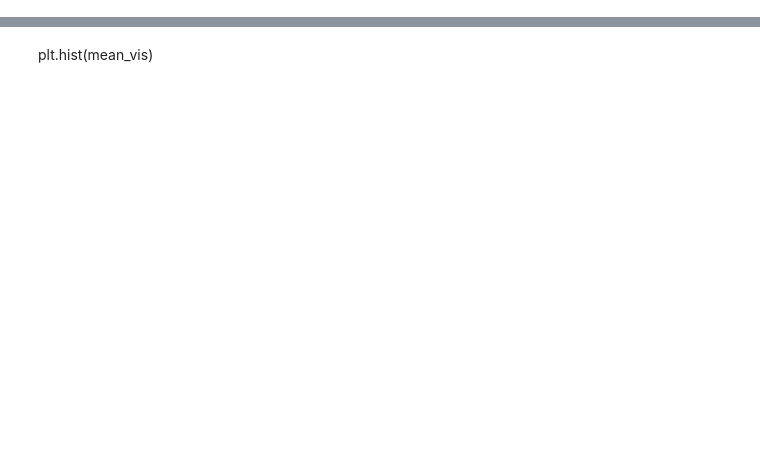
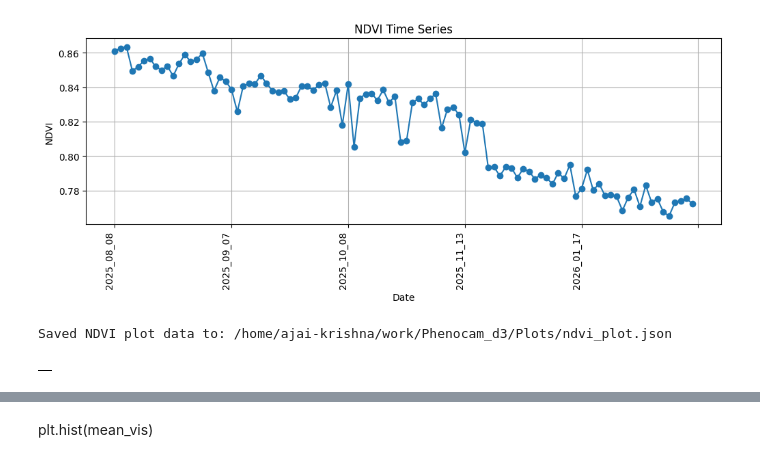
Before and after one commit to ajaikrishn/Phenocam-Dashboard, a Jupyter notebook: image_processing.ipynb, the cells around one changed output, grey strips where cells are left out. Saved outputs shown, nothing was run; the diff lists cells and outputs as text; code cells hidden in the pictures; blank space fills up the shorter version.

Commit message:
modified view and updated data,plot

```diff
--- a/image_processing.ipynb
+++ b/image_processing.ipynb
@@ -12,7 +12,7 @@ import numpy.ma as ma
 from datetime import datetime
 import pandas as pd
 # %%
-data_dir='/home/ajai-krishna/work/Phenocam_d3/Phenocamdata'
+data_dir='/home/ajai-krishna/work/Phenocam_d3/Phenocamdata_local'
 plot_dir='/home/ajai-krishna/work/Phenocam_d3/Plots'
 file_path=[os.path.join(data_dir,i) for i in os.listdir(data_dir)]
 file_path
@@ -133,23 +217,25 @@ df['ndvi'] = df.apply(
 # %%
 
 
 fig, ax = plt.subplots(figsize=(12,4))
 
-ax.plot(df['date'], df['ndvi'], marker='o')
-
+#ax.plot(df['date'], df['ndvi'], marker='o')
+df.plot(x='date', y='ndvi', marker='o', ax=ax, legend=False)
 ax.set_ylabel('NDVI')
 ax.set_xlabel('Date')
 ax.set_title('NDVI Time Series')
 # ax.set_ylim(-1, 1)
 ax.grid(True)
 
 # Auto-format dates
 fig.autofmt_xdate()
 plt.xticks(rotation=90, ha='right')
 plot_path=os.path.join(plot_dir,'ndvi_plot')
 plt.savefig(plot_path+'.png', bbox_inches='tight', dpi=300)
 plt.show()
 # os.path.join(plt.savefig('ndvi.json'))
+# %% [output]
+[figure, added]
 # %%
 plot_data= {
     "title": "NDVI Time Series",
@@ -167,6 +253,8 @@ with open(json_path, "w") as f:
     json.dump(plot_data, f, indent=4)
 
 print(f"Saved NDVI plot data to: {json_path}")
+# %% [output]
+Saved NDVI plot data to: /home/ajai-krishna/work/Phenocam_d3/Plots/ndvi_plot.json
 # %%
 
 def select_data(group):
@@ -175,6 +263,8 @@ def select_data(group):
     ir_time=group[group['image_type'] == 'ir']['time'].values
 
 df1.groupby('date').apply(select_data)
+# %% [output]
+|  |
 # %%
 test_image_ir='/home/ajai-krishna/work/Phenocam_d3/Phenocamdata/APU_pos_01_2025_07_28_13_44_47_ir(1).jpg'
 # test_image_color='/home/ajai-krishna/work/Phenocam_d3/Phenocamdata/APU_pos_01_2025_07_28_13_42_14(1).jpg'
```
Also changed, not shown: parts of 10 cells of this notebook, 2 other files.
